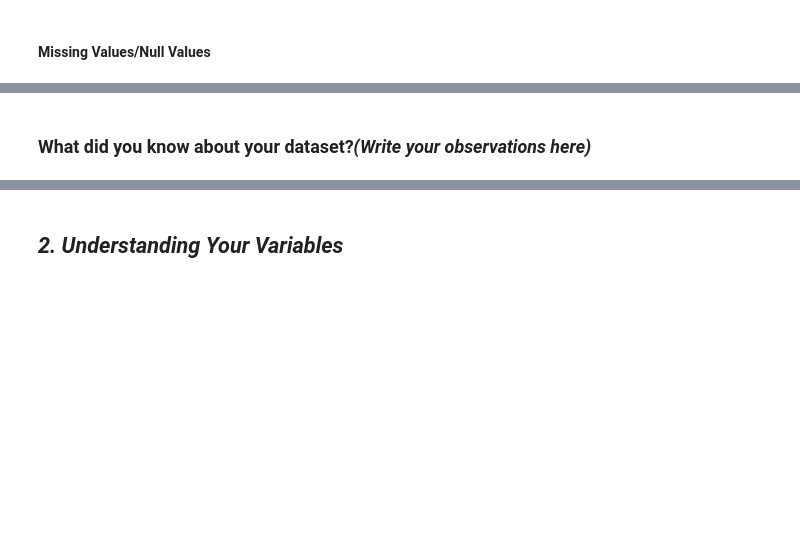
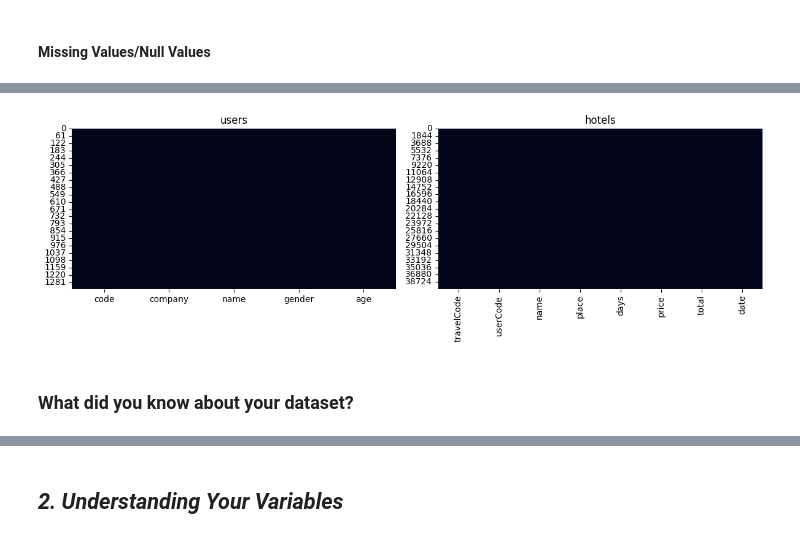
Before and after one commit to taiybashaikh51-sys/voyage-analytics-mlops, a Jupyter notebook: notebooks/Voyage_Analytics_3_Hotel_Recommendation_Starter.ipynb, the cells around one changed output, grey strips where cells are left out. Drawn from its saved outputs; the diff is of its cells as text; code cells hidden in the pictures; blank space fills up the shorter version.

```diff
--- a/notebooks/Voyage_Analytics_3_Hotel_Recommendation_Starter.ipynb
+++ b/notebooks/Voyage_Analytics_3_Hotel_Recommendation_Starter.ipynb
@@ -19,4 +29,8 @@ import numpy as npimport pandas as pdimport matplotlib.pyplot as pltimport seabo
 # %% [markdown]
 ### Dataset Loading
 # %%
-users = pd.read_csv('/mnt/user-data/uploads/users.csv')flights = pd.read_csv('/mnt/user-data/uploads/flights.csv')hotels = pd.read_csv('/mnt/user-data/uploads/hotels.csv')print(users.shape, flights.shape, hotels.shape)
+users = pd.read_csv('../data/users.csv')
+hotels = pd.read_csv('../data/hotels.csv')
+
+print(users.shape, hotels.shape)
+users.head()
@@ -55,4 +168,11 @@ print(users.isnull().sum())print(flights.isnull().sum())print(hotels.isnull().su
 # %%
-# Visualize missing valuesfig, ax = plt.subplots(1,3, figsize=(15,4))sns.heatmap(users.isnull(), cbar=False, ax=ax[0]); ax[0].set_title('users')sns.heatmap(flights.isnull(), cbar=False, ax=ax[1]); ax[1].set_title('flights')sns.heatmap(hotels.isnull(), cbar=False, ax=ax[2]); ax[2].set_title('hotels')plt.tight_layout(); plt.show()
+# Visualize missing values
+fig, ax = plt.subplots(1,2, figsize=(12,4))
+sns.heatmap(users.isnull(), cbar=False, ax=ax[0]); ax[0].set_title('users')
+sns.heatmap(hotels.isnull(), cbar=False, ax=ax[1]); ax[1].set_title('hotels')
+plt.tight_layout()
+plt.show()
+# %% [output]
+[figure, added]
 # %% [markdown]
-### What did you know about your dataset?_(Write your observations here)_
+### What did you know about your dataset?
```
Also changed, not shown: parts of 77 cells of this notebook, 1 other file.
